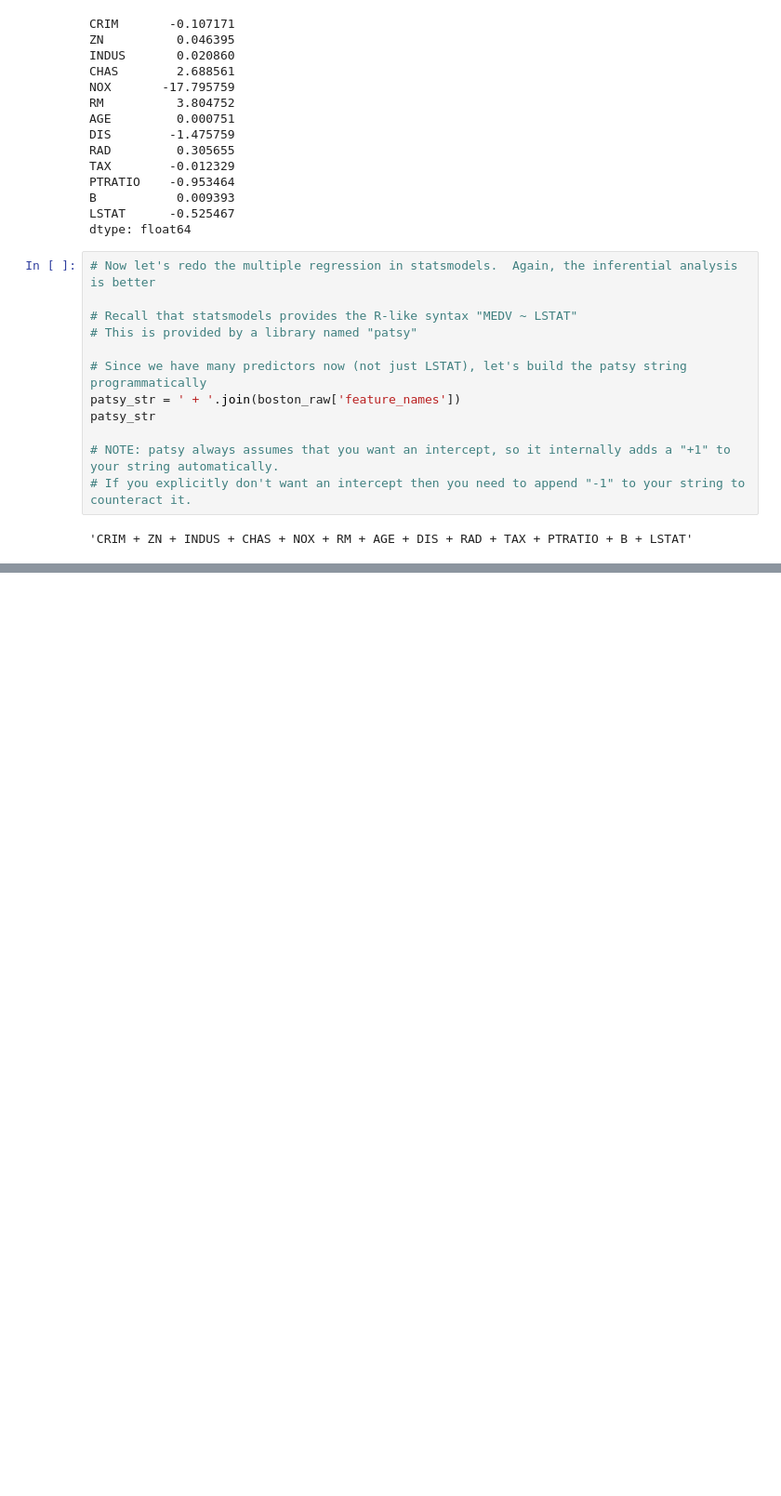
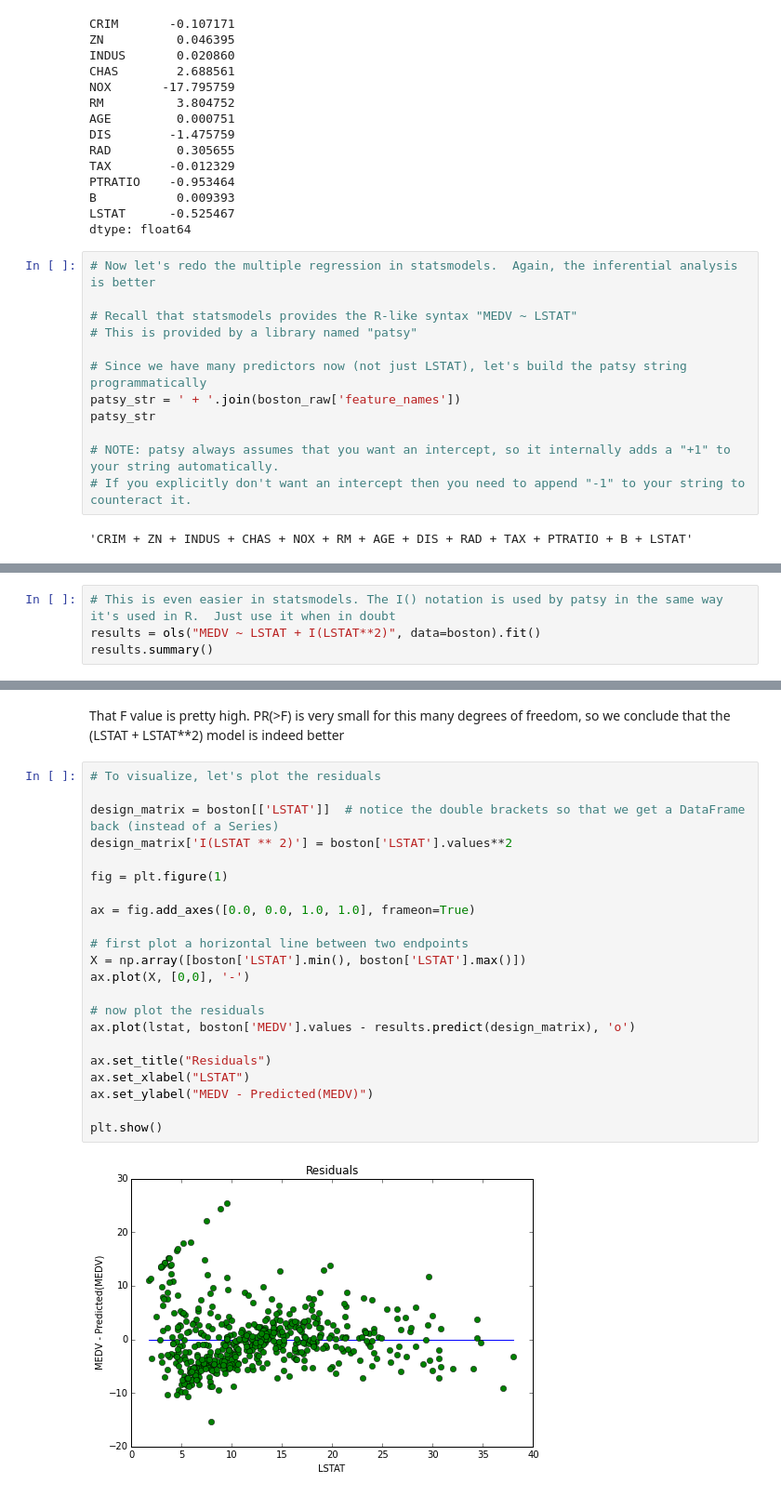
Before and after one commit to sstirlin/ISLR_4ed_python, a Jupyter notebook: ch3/ch3_lab.ipynb, the cells around one changed output, grey strips where cells are left out. Shown: that part at 93% size. Saved outputs shown, nothing was run; the diff lists cells and outputs as text; blank space fills up the shorter version.

```diff
--- a/ch3/ch3_lab.ipynb
+++ b/ch3/ch3_lab.ipynb
@@ -441,0 +530,4 @@ OLS Regression Results
+# %%
+# This is even easier in statsmodels. The I() notation is used by patsy in the same way it's used in R.  Just use it when in doubt
+results = ols("MEDV ~ LSTAT + I(LSTAT**2)", data=boston).fit()
+results.summary()
@@ -441,0 +563,26 @@ OLS Regression Results
+# %% [markdown]
+That F value is pretty high.  PR(>F) is very small for this many degrees of freedom, so we conclude that the (LSTAT + LSTAT**2) model is indeed better
+# %%
+# To visualize, let's plot the residuals
+
+design_matrix = boston[['LSTAT']]  # notice the double brackets so that we get a DataFrame back (instead of a Series)
+design_matrix['I(LSTAT ** 2)'] = boston['LSTAT'].values**2
+
+fig = plt.figure(1)
+
+ax = fig.add_axes([0.0, 0.0, 1.0, 1.0], frameon=True)
+
+# first plot a horizontal line between two endpoints
+X = np.array([boston['LSTAT'].min(), boston['LSTAT'].max()])
+ax.plot(X, [0,0], '-')
+
+# now plot the residuals
+ax.plot(lstat, boston['MEDV'].values - results.predict(design_matrix), 'o')
+
+ax.set_title("Residuals")
+ax.set_xlabel("LSTAT")
+ax.set_ylabel("MEDV - Predicted(MEDV)")
+
+plt.show()
+# %% [output]
+[figure, added]
```
Also changed, not shown: parts of 31 cells of this notebook, 1 other file.
